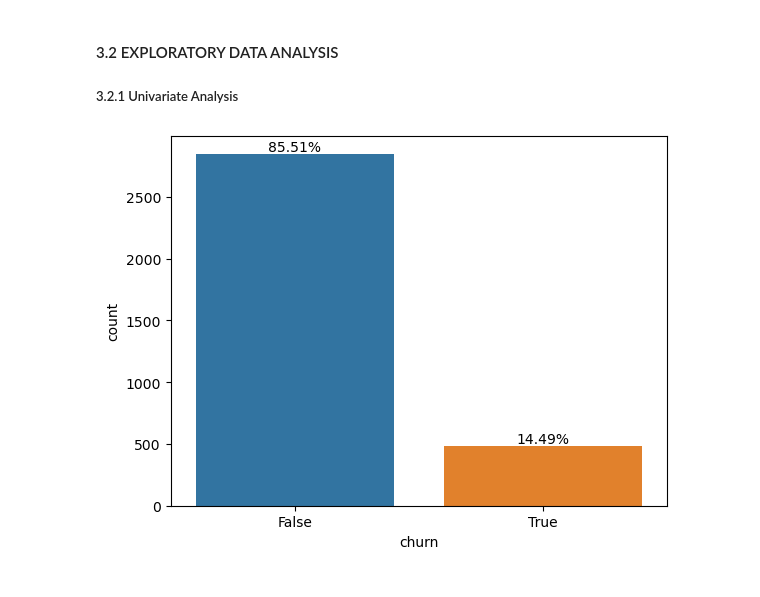
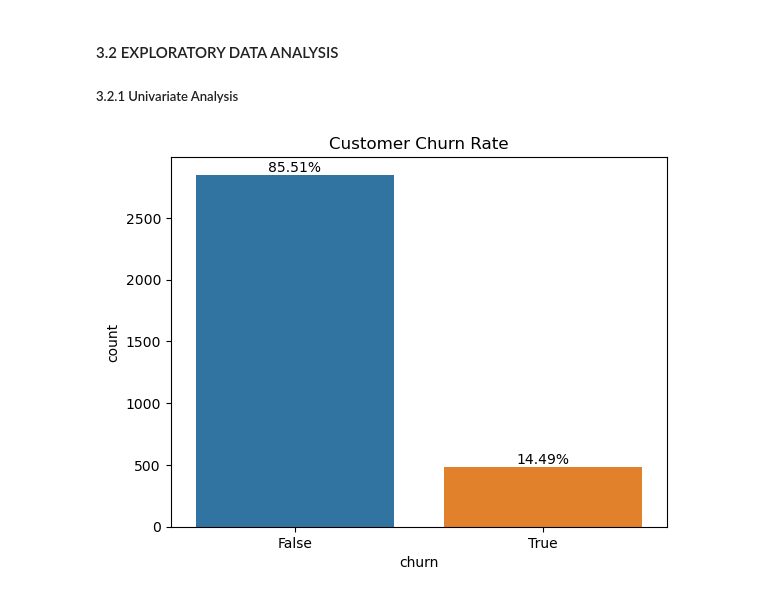
Before and after one commit to Isaac-Munyaka/Phase_3_project, a Jupyter notebook: customer_churn_prediction.ipynb, the cells around one changed output. Cells and saved outputs as stored; diff of their text form; code cells hidden in the pictures.

```diff
--- a/customer_churn_prediction.ipynb
+++ b/customer_churn_prediction.ipynb
@@ -211,20 +212,18 @@ Number of columns are now 20 after removing phone number column.
 
 ##### 3.2.1 Univariate Analysis
 # %%
-fig, ax
-
 sns.countplot(x="churn", data=df)
-
+plt.title ("Customer Churn Rate")
 
 # Calculating churn percentages
 total_count = df.shape[0]
 churn_counts = df['churn'].value_counts()
 churn_percentages = churn_counts / total_count * 100
 
 # Annotating the bars with churn percentages
 for i, percentage in enumerate(churn_percentages):
     plt.text(i, churn_counts[i], f'{percentage:.2f}%', ha='center', va='bottom')
 
 plt.show()
 # %% [output]
-[figure, old version]
+[figure, new version]
```
Also changed, not shown: parts of 6 cells of this notebook.
